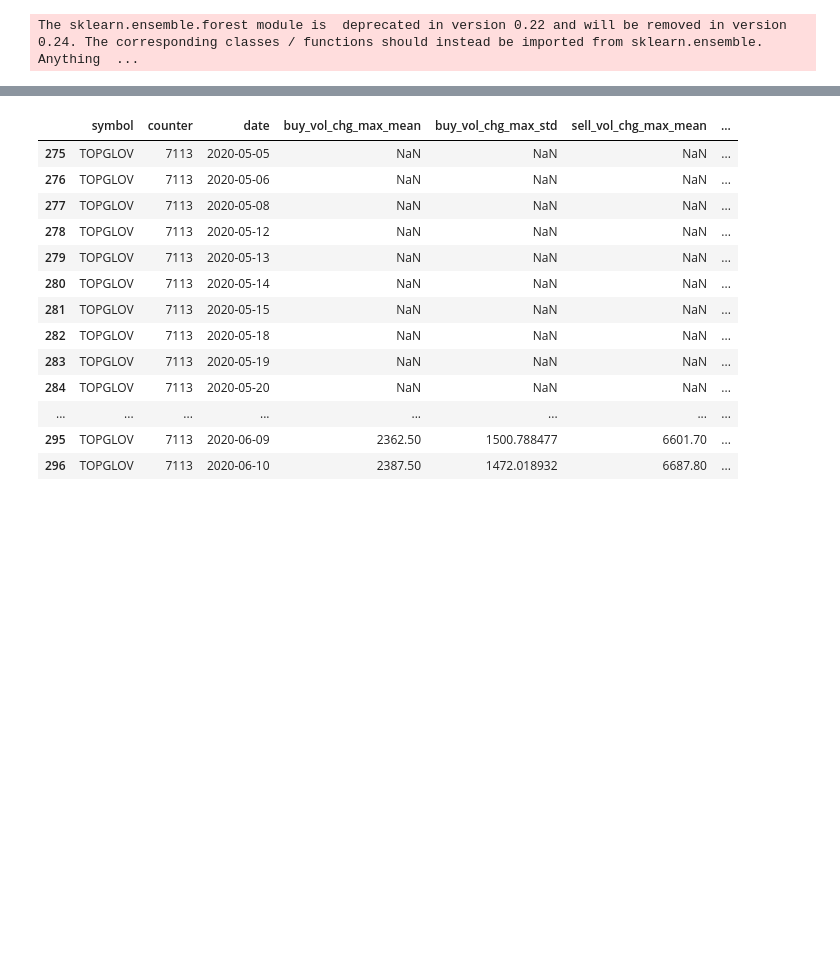
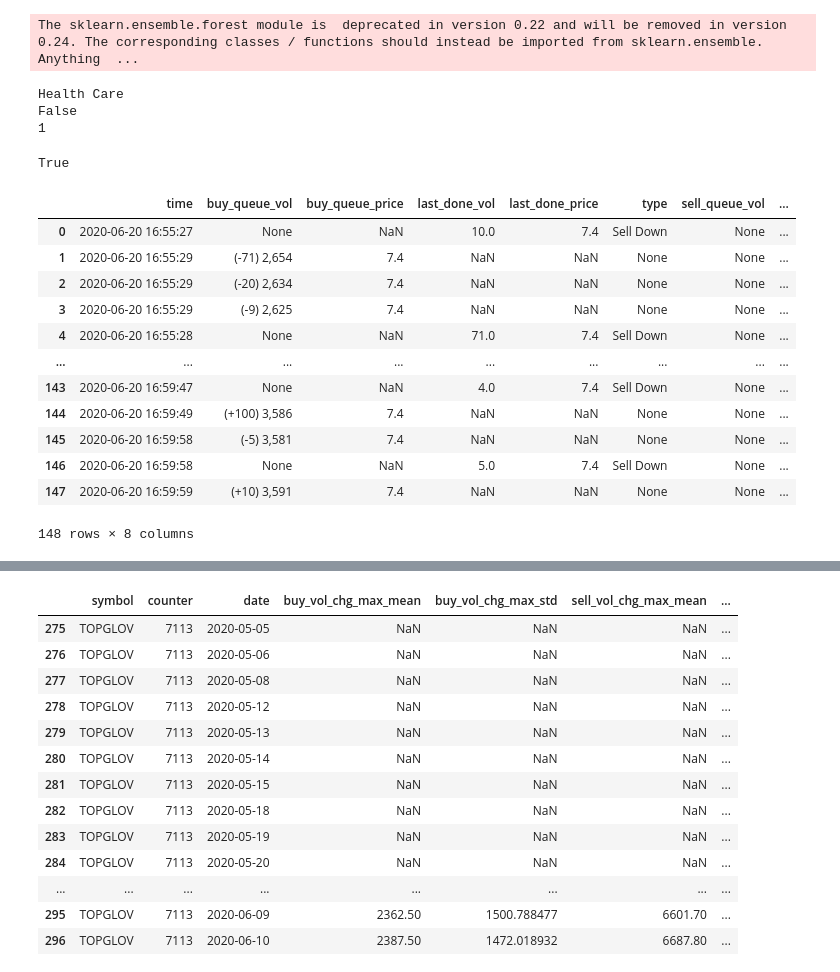
Before and after one commit to chiupc/SharkDetector, a Jupyter notebook: src/quote_movements_analysis.ipynb, the cells around one changed output, grey strips where cells are left out. Cells and saved outputs as stored; diff of their text form; code cells hidden in the pictures; blank space fills up the shorter version.

```diff
--- a/src/quote_movements_analysis.ipynb
+++ b/src/quote_movements_analysis.ipynb
@@ -13,3 +13,32 @@ import os
 from session_handler import *
 # %% [output]
 The sklearn.ensemble.forest module is  deprecated in version 0.22 and will be removed in version 0.24. The corresponding classes / functions should instead be imported from sklearn.ensemble. Anything  ...
+# %%
+topglov=Counter('SUPERMX','7106',scheduler_on=False)
+topglov.set_timestamp(datetime.combine(date.today()-timedelta(days=1), time(15)).timestamp())
+topglov.update_counter()
+#topglov.detect_shark()
+# %% [output]
+Health Care
+False
+1
+# %%
+topglov.update_counter()
+# %% [output]
+True
+# %%
+topglov.buffer_temp
+# %% [output]
+|  | time | buy_queue_vol | buy_queue_price | last_done_vol | last_done_price | type | sell_queue_vol | ... |
+| 0 | 2020-06-20 16:55:27 | None | NaN | 10.0 | 7.4 | Sell Down | None | ... |
+| 1 | 2020-06-20 16:55:29 | (-71) 2,654 | 7.4 | NaN | NaN | None | None | ... |
+| 2 | 2020-06-20 16:55:29 | (-20) 2,634 | 7.4 | NaN | NaN | None | None | ... |
+| 3 | 2020-06-20 16:55:29 | (-9) 2,625 | 7.4 | NaN | NaN | None | None | ... |
+| 4 | 2020-06-20 16:55:28 | None | NaN | 71.0 | 7.4 | Sell Down | None | ... |
+| ... | ... | ... | ... | ... | ... | ... | ... | ... |
+| 143 | 2020-06-20 16:59:47 | None | NaN | 4.0 | 7.4 | Sell Down | None | ... |
+| 144 | 2020-06-20 16:59:49 | (+100) 3,586 | 7.4 | NaN | NaN | None | None | ... |
+| 145 | 2020-06-20 16:59:58 | (-5) 3,581 | 7.4 | NaN | NaN | None | None | ... |
+| 146 | 2020-06-20 16:59:58 | None | NaN | 5.0 | 7.4 | Sell Down | None | ... |
+| 147 | 2020-06-20 16:59:59 | (+10) 3,591 | 7.4 | NaN | NaN | None | None | ... |
+148 rows × 8 columns
```
Also changed, not shown: parts of 4 cells of this notebook, 26 other files.
